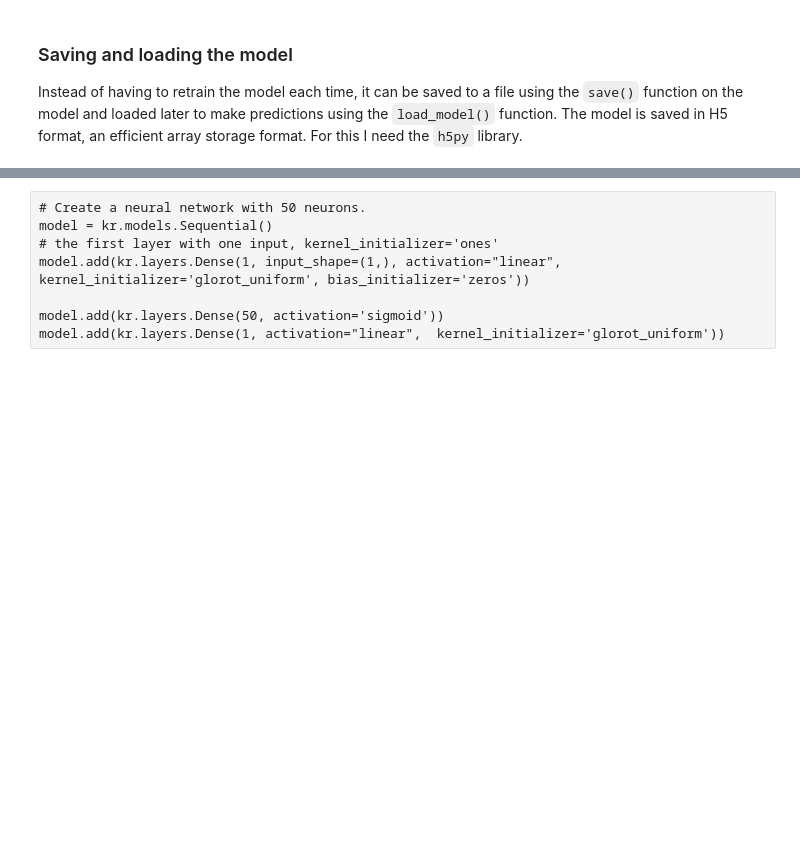
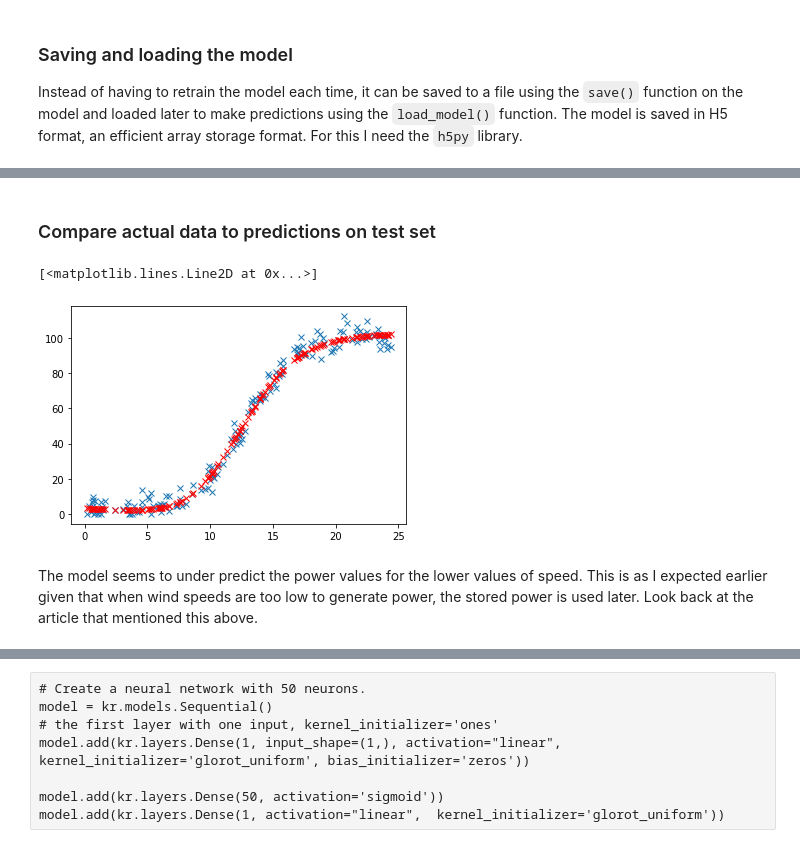
Before and after one commit to angela1C/MLASProject, a Jupyter notebook: speed_power.ipynb, the cells around one changed output, grey strips where cells are left out. Drawn from its saved outputs; the diff is of its cells as text; code cells hidden in the pictures; blank space fills up the shorter version.

```diff
--- a/speed_power.ipynb
+++ b/speed_power.ipynb
@@ -1094,0 +874,9 @@ n_features = X_train.shape[1]
+# %%
+from sklearn import preprocessing
+#min_max_scaler = preprocessing.MinMaxScaler(feature_range=(-1,1))
+# create a scaler:
+min_max_scaler = preprocessing.MinMaxScaler()
+# fit scaler on data
+y_train =min_max_scaler.fit(y_train)
+# transform training dataset
+y_test = min_max_scaler.fit(y_test)
@@ -1297,6 +1030,0 @@ normalized_data
-# %%
-# Plot style.
-plt.style.use("ggplot")
-
-# Plot size.
-plt.rcParams['figure.figsize'] = [14, 8]
@@ -1302,0 +1072,2 @@ plt.rcParams['figure.figsize'] = [14, 8]
+# %%
+model_predictions = model.predict(X_test)
@@ -1303,2 +1084,12 @@ plt.rcParams['figure.figsize'] = [14, 8]
+# %% [markdown]
+### Compare actual data to predictions on test set
+# %%
+plt.plot(X_test, y_test, 'x')
+plt.plot(X_test, model_predictions, 'rx')
+# %% [output]
+[<matplotlib.lines.Line2D at 0x...>]
+[figure, added]
+# %% [markdown]
+The model seems to under predict the power values for the lower values of speed. This is as I expected earlier given that when wind speeds are too low to generate power, the stored power is used later. Look back at the article that mentioned this above.
 # %% [markdown]
 
```
Also changed, not shown: parts of 151 cells of this notebook, 7 other files.
